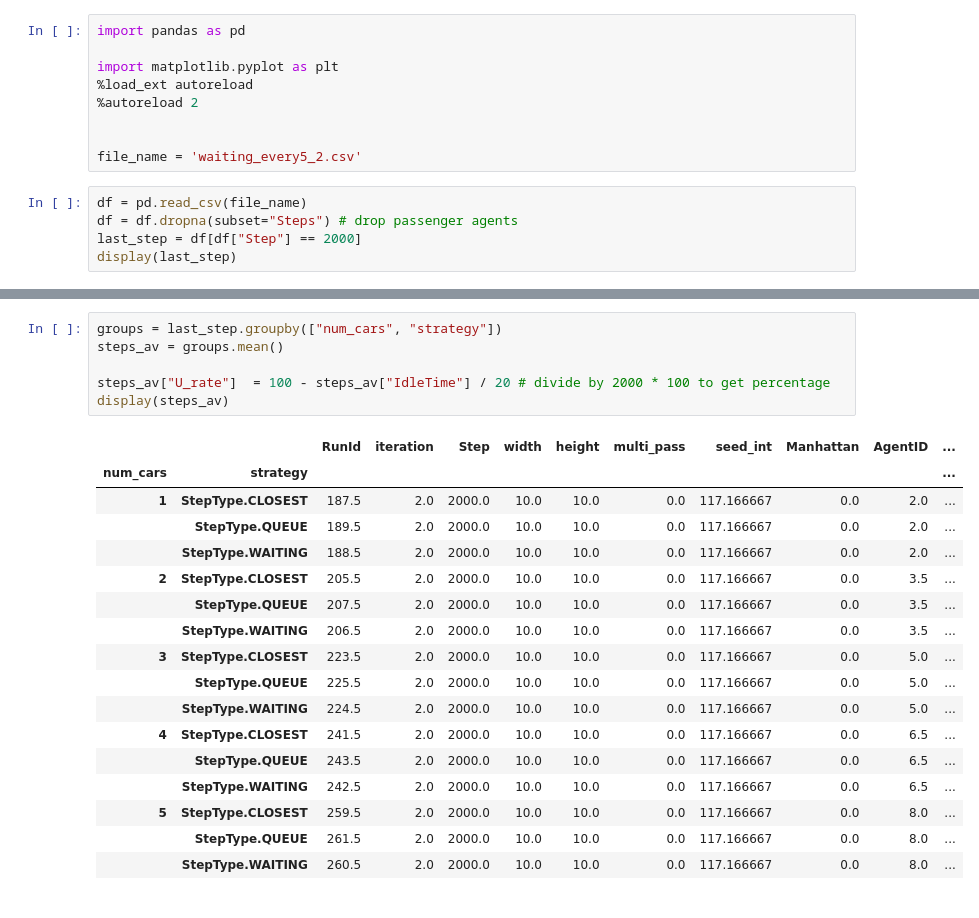
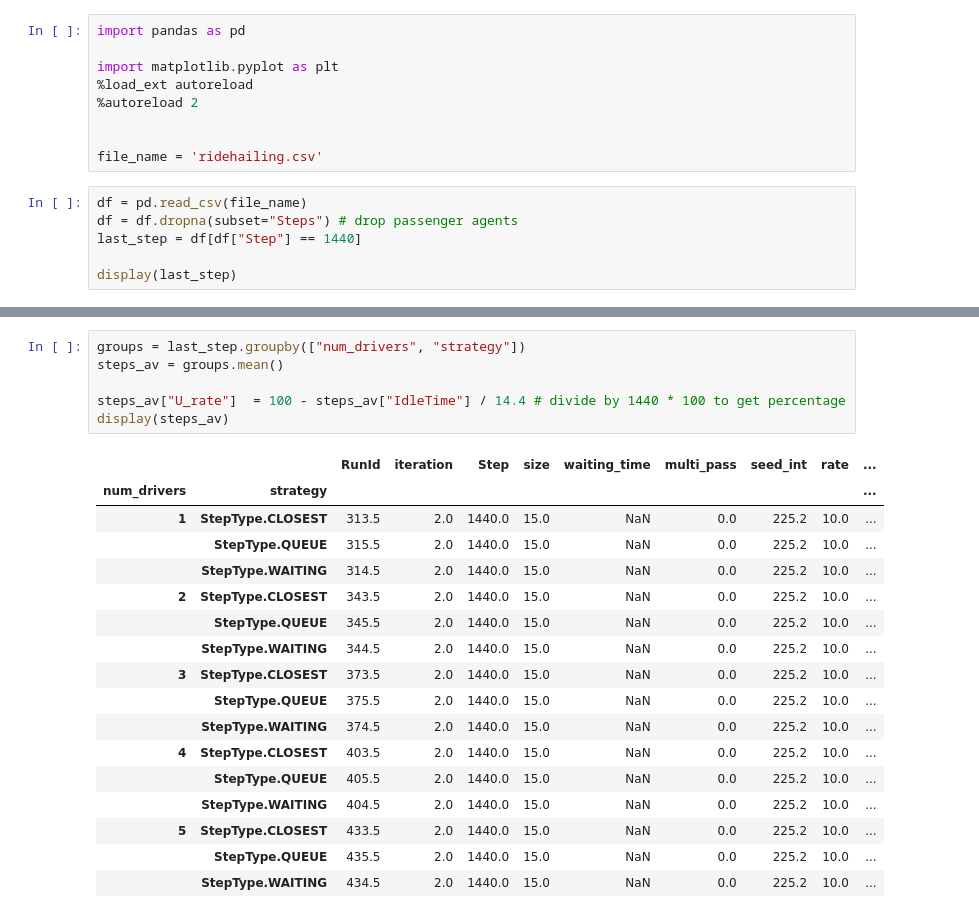
Before and after one commit to lokhei/Ridesharing-Simulation, a Jupyter notebook: TransportModel/Ride-hailing Analysis/utilisation_rate.ipynb, the cells around one changed output, grey strips where cells are left out. Drawn from its saved outputs; the diff is of its cells as text.

```diff
--- a/TransportModel/Ride-hailing Analysis/utilisation_rate.ipynb
+++ b/TransportModel/Ride-hailing Analysis/utilisation_rate.ipynb
@@ -6,10 +6,11 @@ import matplotlib.pyplot as plt
 %autoreload 2
 
 
-file_name = 'waiting_every5_2.csv'
+file_name = 'ridehailing.csv'
 # %%
 df = pd.read_csv(file_name)
 df = df.dropna(subset="Steps") # drop passenger agents
-last_step = df[df["Step"] == 2000]
+last_step = df[df["Step"] == 1440]
+
 display(last_step)
 # %% [output]
@@ -29,27 +30,27 @@ display(last_step)
 # %%
-groups = last_step.groupby(["num_cars", "strategy"])
+groups = last_step.groupby(["num_drivers", "strategy"])
 steps_av = groups.mean()
 
-steps_av["U_rate"]  = 100 - steps_av["IdleTime"] / 20 # divide by 2000 * 100 to get percentage
+steps_av["U_rate"]  = 100 - steps_av["IdleTime"] / 14.4 # divide by 1440 * 100 to get percentage
 display(steps_av)
 # %% [output]
-|  |  | RunId | iteration | Step | width | height | multi_pass | seed_int | Manhattan | AgentID | ... |
-| num_cars | strategy |  |  |  |  |  |  |  |  |  | ... |
-| 1 | StepType.CLOSEST | 187.5 | 2.0 | 2000.0 | 10.0 | 10.0 | 0.0 | 117.166667 | 0.0 | 2.0 | ... |
-|  | StepType.QUEUE | 189.5 | 2.0 | 2000.0 | 10.0 | 10.0 | 0.0 | 117.166667 | 0.0 | 2.0 | ... |
-|  | StepType.WAITING | 188.5 | 2.0 | 2000.0 | 10.0 | 10.0 | 0.0 | 117.166667 | 0.0 | 2.0 | ... |
-| 2 | StepType.CLOSEST | 205.5 | 2.0 | 2000.0 | 10.0 | 10.0 | 0.0 | 117.166667 | 0.0 | 3.5 | ... |
-|  | StepType.QUEUE | 207.5 | 2.0 | 2000.0 | 10.0 | 10.0 | 0.0 | 117.166667 | 0.0 | 3.5 | ... |
-|  | StepType.WAITING | 206.5 | 2.0 | 2000.0 | 10.0 | 10.0 | 0.0 | 117.166667 | 0.0 | 3.5 | ... |
-| 3 | StepType.CLOSEST | 223.5 | 2.0 | 2000.0 | 10.0 | 10.0 | 0.0 | 117.166667 | 0.0 | 5.0 | ... |
-|  | StepType.QUEUE | 225.5 | 2.0 | 2000.0 | 10.0 | 10.0 | 0.0 | 117.166667 | 0.0 | 5.0 | ... |
-|  | StepType.WAITING | 224.5 | 2.0 | 2000.0 | 10.0 | 10.0 | 0.0 | 117.166667 | 0.0 | 5.0 | ... |
-| 4 | StepType.CLOSEST | 241.5 | 2.0 | 2000.0 | 10.0 | 10.0 | 0.0 | 117.166667 | 0.0 | 6.5 | ... |
-|  | StepType.QUEUE | 243.5 | 2.0 | 2000.0 | 10.0 | 10.0 | 0.0 | 117.166667 | 0.0 | 6.5 | ... |
-|  | StepType.WAITING | 242.5 | 2.0 | 2000.0 | 10.0 | 10.0 | 0.0 | 117.166667 | 0.0 | 6.5 | ... |
-| 5 | StepType.CLOSEST | 259.5 | 2.0 | 2000.0 | 10.0 | 10.0 | 0.0 | 117.166667 | 0.0 | 8.0 | ... |
-|  | StepType.QUEUE | 261.5 | 2.0 | 2000.0 | 10.0 | 10.0 | 0.0 | 117.166667 | 0.0 | 8.0 | ... |
-|  | StepType.WAITING | 260.5 | 2.0 | 2000.0 | 10.0 | 10.0 | 0.0 | 117.166667 | 0.0 | 8.0 | ... |
+|  |  | RunId | iteration | Step | size | waiting_time | multi_pass | seed_int | rate | ... |
+| num_drivers | strategy |  |  |  |  |  |  |  |  | ... |
+| 1 | StepType.CLOSEST | 313.5 | 2.0 | 1440.0 | 15.0 | NaN | 0.0 | 225.2 | 10.0 | ... |
+|  | StepType.QUEUE | 315.5 | 2.0 | 1440.0 | 15.0 | NaN | 0.0 | 225.2 | 10.0 | ... |
+|  | StepType.WAITING | 314.5 | 2.0 | 1440.0 | 15.0 | NaN | 0.0 | 225.2 | 10.0 | ... |
+| 2 | StepType.CLOSEST | 343.5 | 2.0 | 1440.0 | 15.0 | NaN | 0.0 | 225.2 | 10.0 | ... |
+|  | StepType.QUEUE | 345.5 | 2.0 | 1440.0 | 15.0 | NaN | 0.0 | 225.2 | 10.0 | ... |
+|  | StepType.WAITING | 344.5 | 2.0 | 1440.0 | 15.0 | NaN | 0.0 | 225.2 | 10.0 | ... |
+| 3 | StepType.CLOSEST | 373.5 | 2.0 | 1440.0 | 15.0 | NaN | 0.0 | 225.2 | 10.0 | ... |
+|  | StepType.QUEUE | 375.5 | 2.0 | 1440.0 | 15.0 | NaN | 0.0 | 225.2 | 10.0 | ... |
+|  | StepType.WAITING | 374.5 | 2.0 | 1440.0 | 15.0 | NaN | 0.0 | 225.2 | 10.0 | ... |
+| 4 | StepType.CLOSEST | 403.5 | 2.0 | 1440.0 | 15.0 | NaN | 0.0 | 225.2 | 10.0 | ... |
+|  | StepType.QUEUE | 405.5 | 2.0 | 1440.0 | 15.0 | NaN | 0.0 | 225.2 | 10.0 | ... |
+|  | StepType.WAITING | 404.5 | 2.0 | 1440.0 | 15.0 | NaN | 0.0 | 225.2 | 10.0 | ... |
+| 5 | StepType.CLOSEST | 433.5 | 2.0 | 1440.0 | 15.0 | NaN | 0.0 | 225.2 | 10.0 | ... |
+|  | StepType.QUEUE | 435.5 | 2.0 | 1440.0 | 15.0 | NaN | 0.0 | 225.2 | 10.0 | ... |
+|  | StepType.WAITING | 434.5 | 2.0 | 1440.0 | 15.0 | NaN | 0.0 | 225.2 | 10.0 | ... |
 # %%
 unstacked = steps_av.unstack()
 
```
Also changed, not shown: parts of 2 cells of this notebook, 42 other files.
